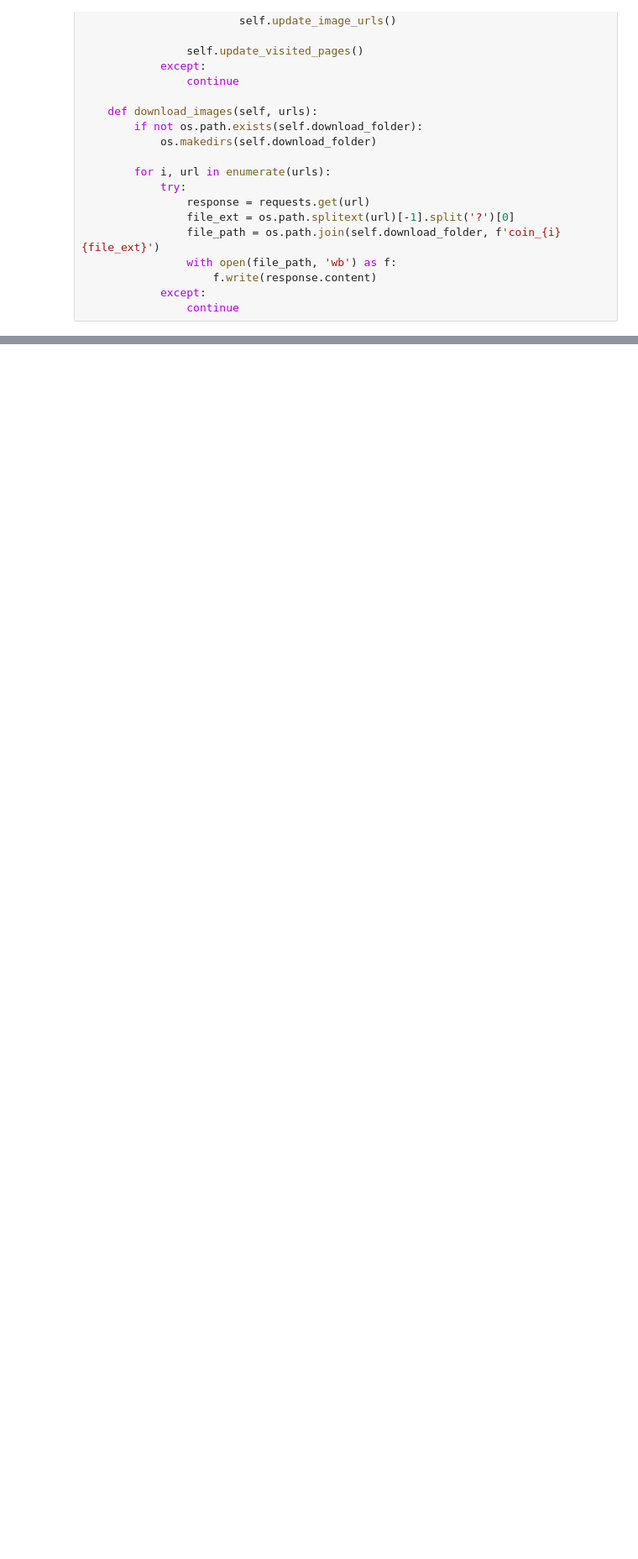
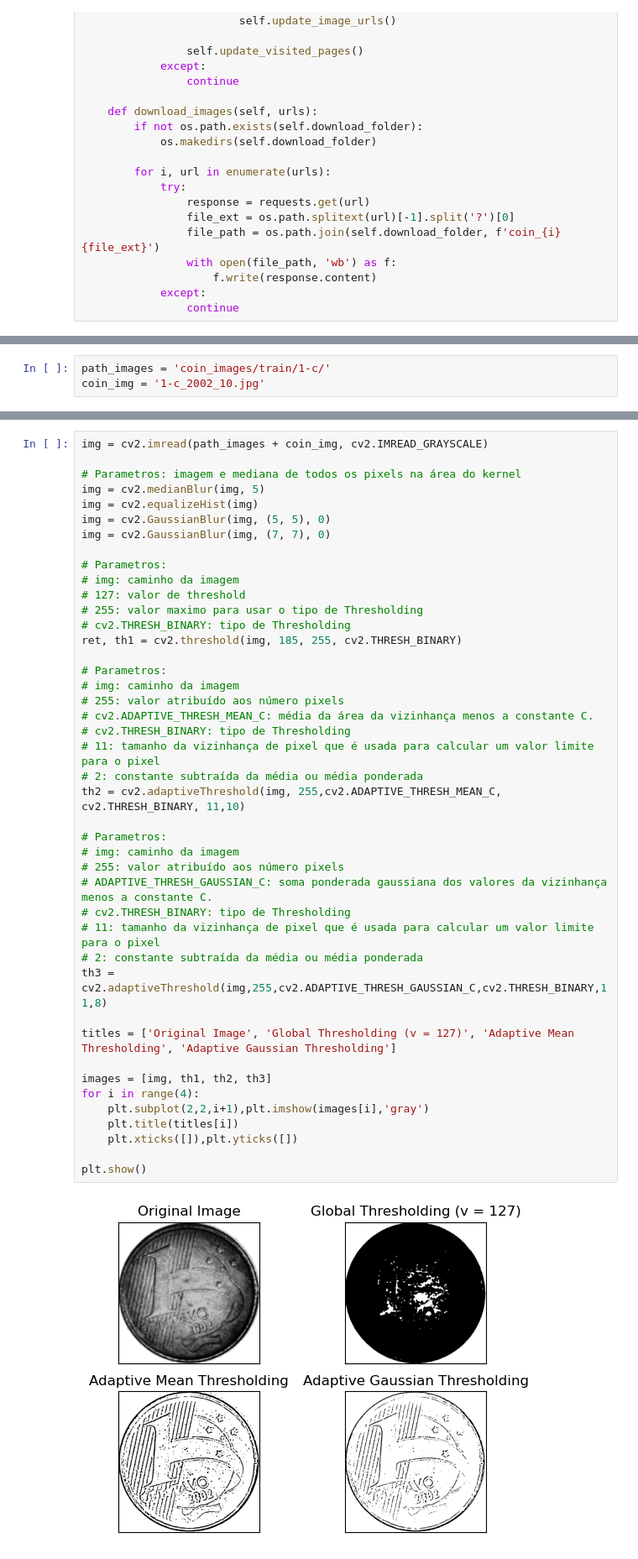
Before and after one commit to cristianomm/PUCRS, a Jupyter notebook: 2023-01/98721-04 - Introdução à Visão Computacional/Trabalhos/T1/T1.ipynb, the cells around one changed output, grey strips where cells are left out. Shown at 84% size. Drawn from its saved outputs; the diff is of its cells as text; blank space fills up the shorter version.

```diff
--- a/2023-01/98721-04 - Introdução à Visão Computacional/Trabalhos/T1/T1.ipynb
+++ b/2023-01/98721-04 - Introdução à Visão Computacional/Trabalhos/T1/T1.ipynb
@@ -90,0 +233,3 @@ HTTPError: 429 Client Error: Too Many Requests for url: https://www.google.com/s
+# %%
+path_images = 'coin_images/train/1-c/'
+coin_img = '1-c_2002_10.jpg'
@@ -90,0 +264,45 @@ HTTPError: 429 Client Error: Too Many Requests for url: https://www.google.com/s
+# %%
+img = cv2.imread(path_images + coin_img, cv2.IMREAD_GRAYSCALE)
+
+# Parametros: imagem e mediana de todos os pixels na área do kernel
+img = cv2.medianBlur(img, 5)
+img = cv2.equalizeHist(img)
+img = cv2.GaussianBlur(img, (5, 5), 0)
+img = cv2.GaussianBlur(img, (7, 7), 0)
+
+# Parametros:
+# img: caminho da imagem
+# 127: valor de threshold
+# 255: valor maximo para usar o tipo de Thresholding
+# cv2.THRESH_BINARY: tipo de Thresholding
+ret, th1 = cv2.threshold(img, 185, 255, cv2.THRESH_BINARY)
+
+# Parametros:
+# img: caminho da imagem
+# 255: valor atribuído aos número pixels
+# cv2.ADAPTIVE_THRESH_MEAN_C: média da área da vizinhança menos a constante C.
+# cv2.THRESH_BINARY: tipo de Thresholding
+# 11: tamanho da vizinhança de pixel que é usada para calcular um valor limite para o pixel
+# 2: constante subtraída da média ou média ponderada
+th2 = cv2.adaptiveThreshold(img, 255,cv2.ADAPTIVE_THRESH_MEAN_C, cv2.THRESH_BINARY, 11,10)
+
+# Parametros:
+# img: caminho da imagem
+# 255: valor atribuído aos número pixels
+# ADAPTIVE_THRESH_GAUSSIAN_C: soma ponderada gaussiana dos valores da vizinhança menos a constante C.
+# cv2.THRESH_BINARY: tipo de Thresholding
+# 11: tamanho da vizinhança de pixel que é usada para calcular um valor limite para o pixel
+# 2: constante subtraída da média ou média ponderada
+th3 = cv2.adaptiveThreshold(img,255,cv2.ADAPTIVE_THRESH_GAUSSIAN_C,cv2.THRESH_BINARY,11,8)
+
+titles = ['Original Image', 'Global Thresholding (v = 127)', 'Adaptive Mean Thresholding', 'Adaptive Gaussian Thresholding']
+
+images = [img, th1, th2, th3]
+for i in range(4):
+    plt.subplot(2,2,i+1),plt.imshow(images[i],'gray')
+    plt.title(titles[i])
+    plt.xticks([]),plt.yticks([])
+
+plt.show()
+# %% [output]
+[figure, added]
```
Also changed, not shown: parts of 15 cells of this notebook, 1 other file.
